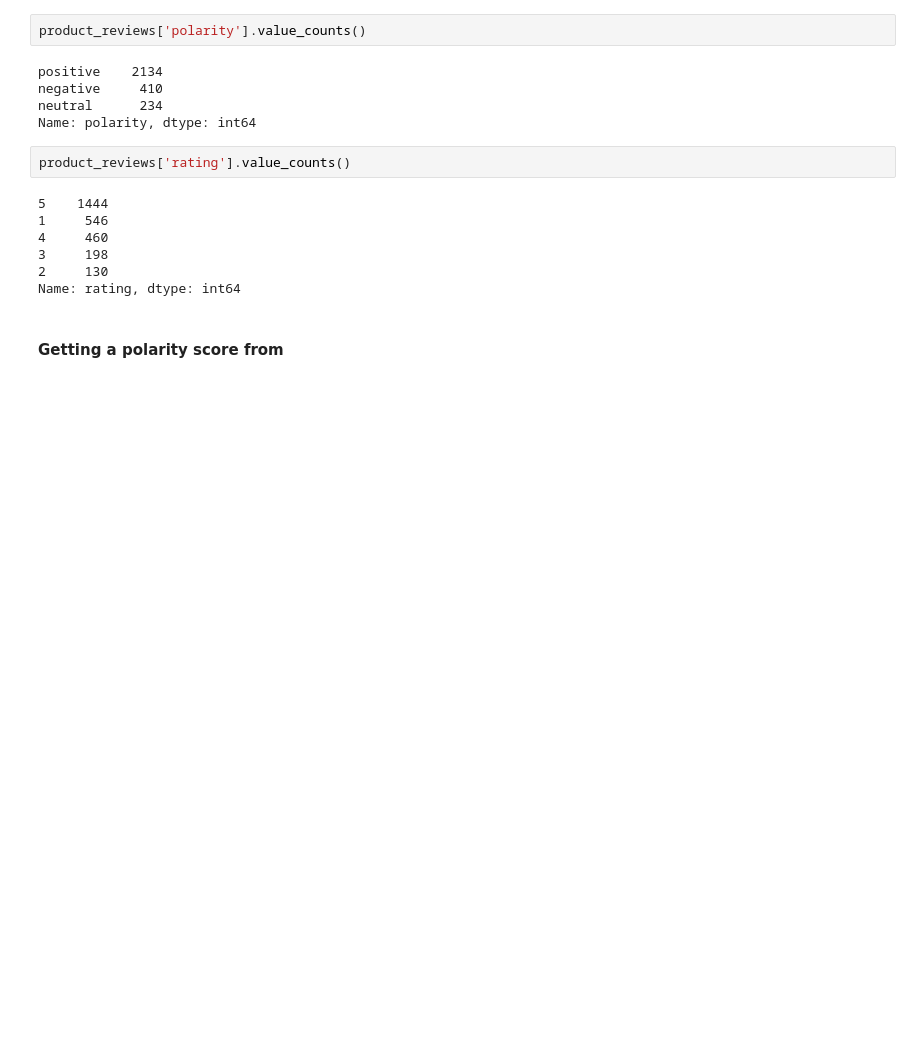
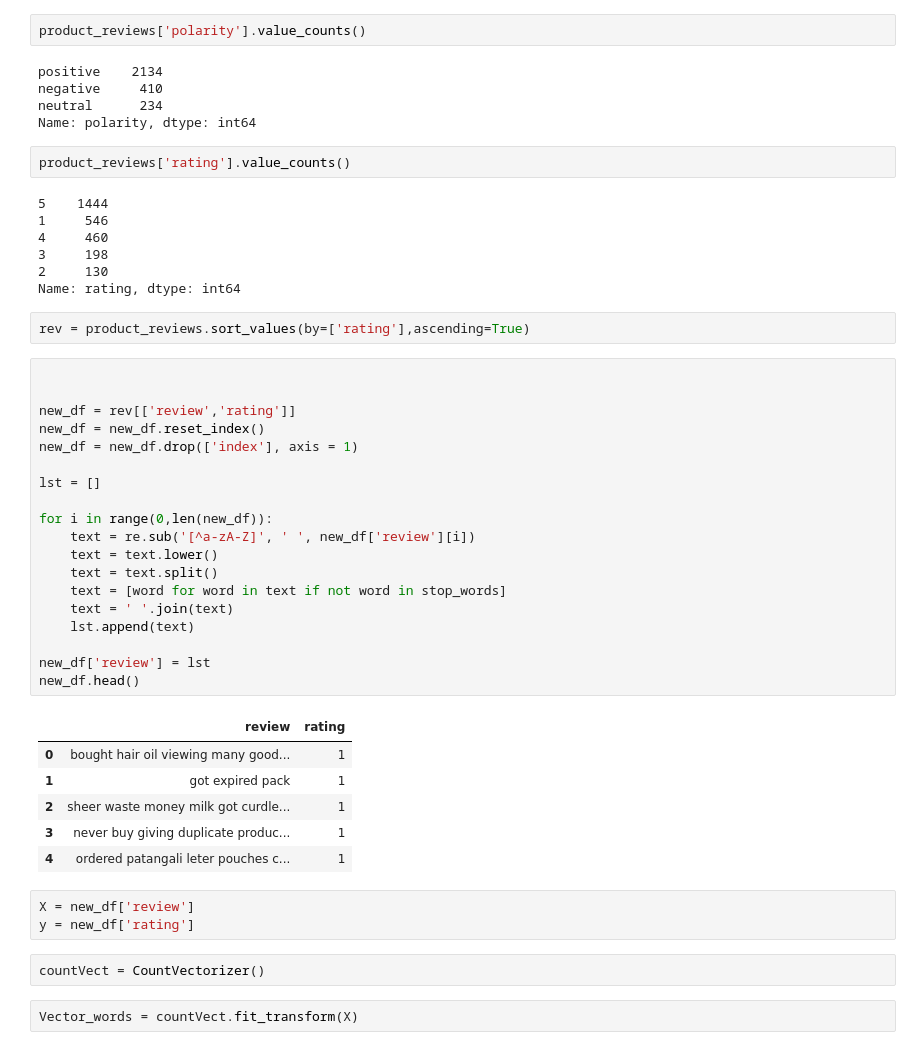
Before and after one commit to harsh2403/Sentiment_Analysis, a Jupyter notebook: Data Wrangling.ipynb, the cells around one changed output. Drawn from its saved outputs; the diff is of its cells as text; blank space fills up the shorter version.

```diff
--- a/Data Wrangling.ipynb
+++ b/Data Wrangling.ipynb
@@ -513,5 +514,38 @@ product_reviews['rating'].value_counts()
 3     198
 2     130
 Name: rating, dtype: int64
-# %% [markdown]
-#### Getting a polarity score from
+# %%
+rev = product_reviews.sort_values(by=['rating'],ascending=True)
+# %%
+
+
+new_df = rev[['review','rating']]
+new_df = new_df.reset_index()
+new_df = new_df.drop(['index'], axis = 1)
+
+lst = []
+
+for i in range(0,len(new_df)):
+    text = re.sub('[^a-zA-Z]', ' ', new_df['review'][i])
+    text = text.lower()
+    text = text.split()
+    text = [word for word in text if not word in stop_words]
+    text = ' '.join(text)
+    lst.append(text)
+
+new_df['review'] = lst
+new_df.head()
+# %% [output]
+|  | review | rating |
+| 0 | bought hair oil viewing many good... | 1 |
+| 1 | got expired pack | 1 |
+| 2 | sheer waste money milk got curdle... | 1 |
+| 3 | never buy giving duplicate produc... | 1 |
+| 4 | ordered patangali leter pouches c... | 1 |
+# %%
+X = new_df['review']
+y = new_df['rating']
+# %%
+countVect = CountVectorizer()
+# %%
+Vector_words = countVect.fit_transform(X)
```
Also changed, not shown: parts of 17 cells of this notebook.
